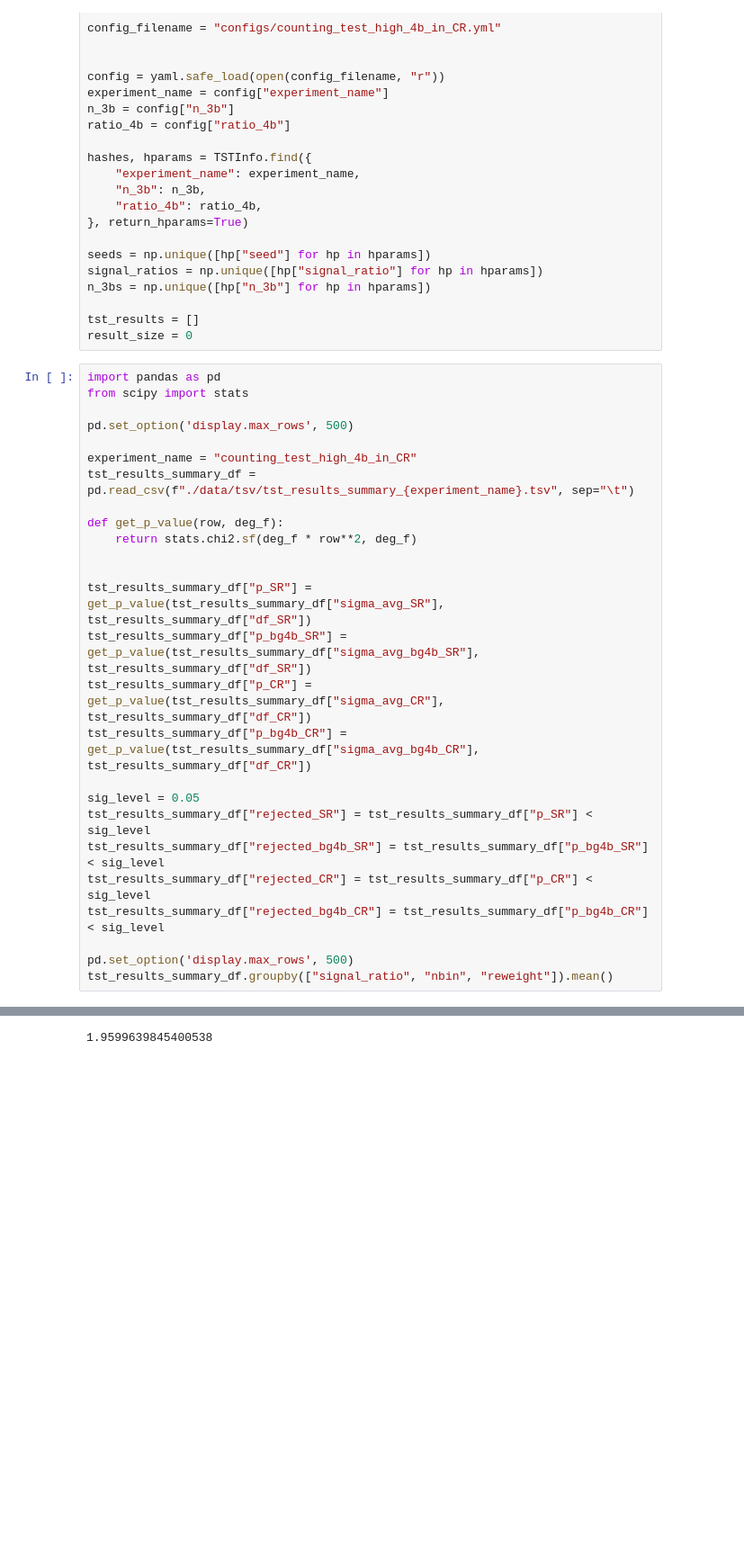
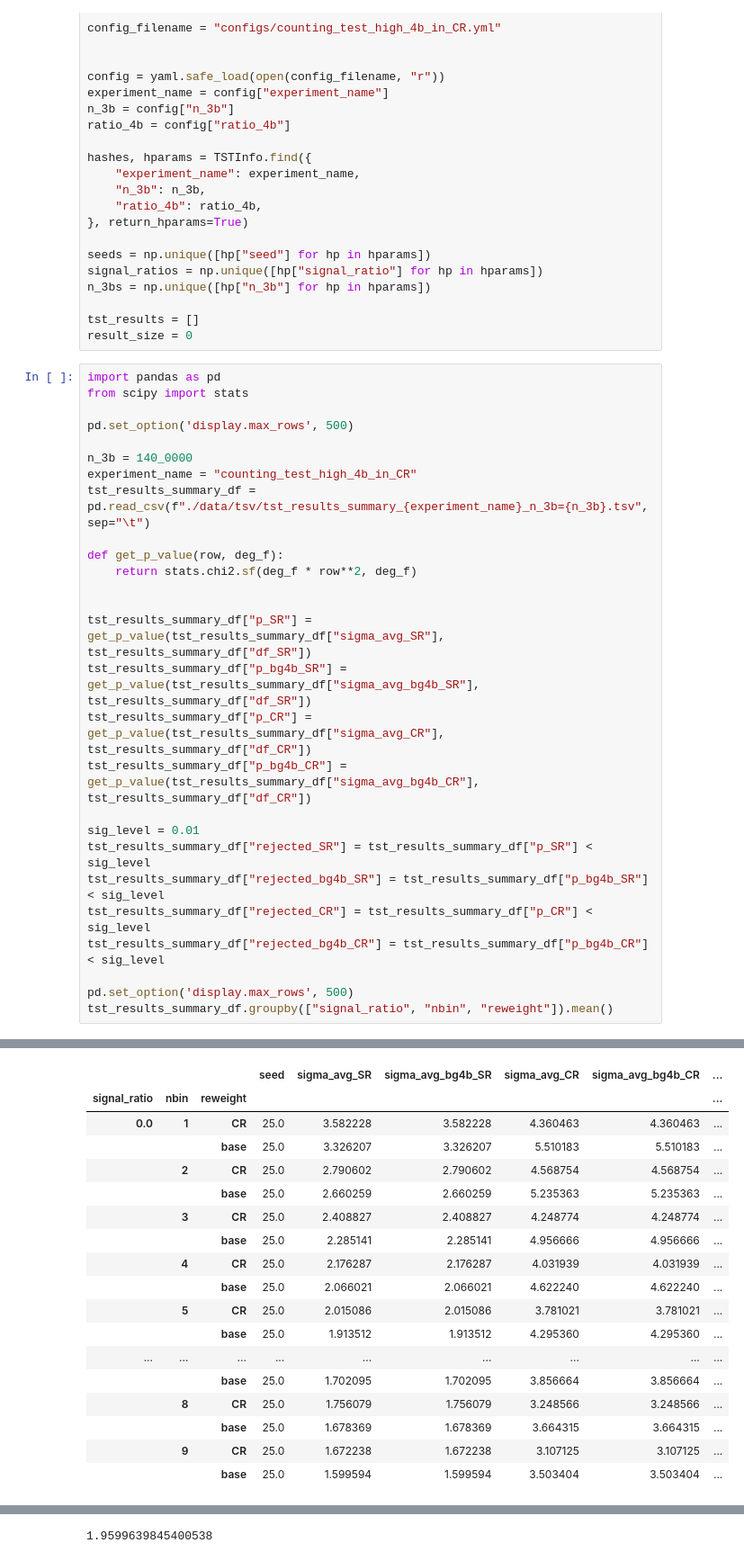
Before and after one commit to soheunyi/SRFinder, a Jupyter notebook: soheun/notebooks/counting_test_tmp.ipynb, the cells around one changed output, grey strips where cells are left out. Shown at 90% size. Cells and saved outputs as stored; diff of their text form; blank space fills up the shorter version.

```diff
--- a/soheun/notebooks/counting_test_tmp.ipynb
+++ b/soheun/notebooks/counting_test_tmp.ipynb
@@ -156,8 +156,9 @@ from scipy import stats
 
 pd.set_option('display.max_rows', 500)
 
+n_3b = 140_0000
 experiment_name = "counting_test_high_4b_in_CR"
-tst_results_summary_df = pd.read_csv(f"./data/tsv/tst_results_summary_{experiment_name}.tsv", sep="\t")
+tst_results_summary_df = pd.read_csv(f"./data/tsv/tst_results_summary_{experiment_name}_n_3b={n_3b}.tsv", sep="\t")
 
 def get_p_value(row, deg_f):
     return stats.chi2.sf(deg_f * row**2, deg_f)
@@ -168,7 +169,7 @@ tst_results_summary_df["p_bg4b_SR"] = get_p_value(tst_results_summary_df["sigma_
 tst_results_summary_df["p_CR"] = get_p_value(tst_results_summary_df["sigma_avg_CR"], tst_results_summary_df["df_CR"])
 tst_results_summary_df["p_bg4b_CR"] = get_p_value(tst_results_summary_df["sigma_avg_bg4b_CR"], tst_results_summary_df["df_CR"])
 
-sig_level = 0.05
+sig_level = 0.01
 tst_results_summary_df["rejected_SR"] = tst_results_summary_df["p_SR"] < sig_level
 tst_results_summary_df["rejected_bg4b_SR"] = tst_results_summary_df["p_bg4b_SR"] < sig_level
 tst_results_summary_df["rejected_CR"] = tst_results_summary_df["p_CR"] < sig_level
@@ -181,3 +181,21 @@ FileNotFoundError: [Errno 2] No such file or directory: 'tst_results_summary_cou
+|  |  |  | seed | sigma_avg_SR | sigma_avg_bg4b_SR | sigma_avg_CR | sigma_avg_bg4b_CR | ... |
+| signal_ratio | nbin | reweight |  |  |  |  |  | ... |
+| 0.0 | 1 | CR | 25.0 | 3.582228 | 3.582228 | 4.360463 | 4.360463 | ... |
+|  |  | base | 25.0 | 3.326207 | 3.326207 | 5.510183 | 5.510183 | ... |
+|  | 2 | CR | 25.0 | 2.790602 | 2.790602 | 4.568754 | 4.568754 | ... |
+|  |  | base | 25.0 | 2.660259 | 2.660259 | 5.235363 | 5.235363 | ... |
+|  | 3 | CR | 25.0 | 2.408827 | 2.408827 | 4.248774 | 4.248774 | ... |
+|  |  | base | 25.0 | 2.285141 | 2.285141 | 4.956666 | 4.956666 | ... |
+|  | 4 | CR | 25.0 | 2.176287 | 2.176287 | 4.031939 | 4.031939 | ... |
+|  |  | base | 25.0 | 2.066021 | 2.066021 | 4.622240 | 4.622240 | ... |
+|  | 5 | CR | 25.0 | 2.015086 | 2.015086 | 3.781021 | 3.781021 | ... |
+|  |  | base | 25.0 | 1.913512 | 1.913512 | 4.295360 | 4.295360 | ... |
+| ... | ... | ... | ... | ... | ... | ... | ... | ... |
+|  |  | base | 25.0 | 1.702095 | 1.702095 | 3.856664 | 3.856664 | ... |
+|  | 8 | CR | 25.0 | 1.756079 | 1.756079 | 3.248566 | 3.248566 | ... |
+|  |  | base | 25.0 | 1.678369 | 1.678369 | 3.664315 | 3.664315 | ... |
+|  | 9 | CR | 25.0 | 1.672238 | 1.672238 | 3.107125 | 3.107125 | ... |
+|  |  | base | 25.0 | 1.599594 | 1.599594 | 3.503404 | 3.503404 | ... |
 # %%
 def get_sigma_avg_SR(signal_ratio, nbin, method):
     return tst_results_summary_df.groupby(["signal_ratio", "nbin", "reweight"]).get_group((signal_ratio, nbin, method))["sigma_avg_SR"].values
```
Also changed, not shown: parts of 8 cells of this notebook, 21 other files.
